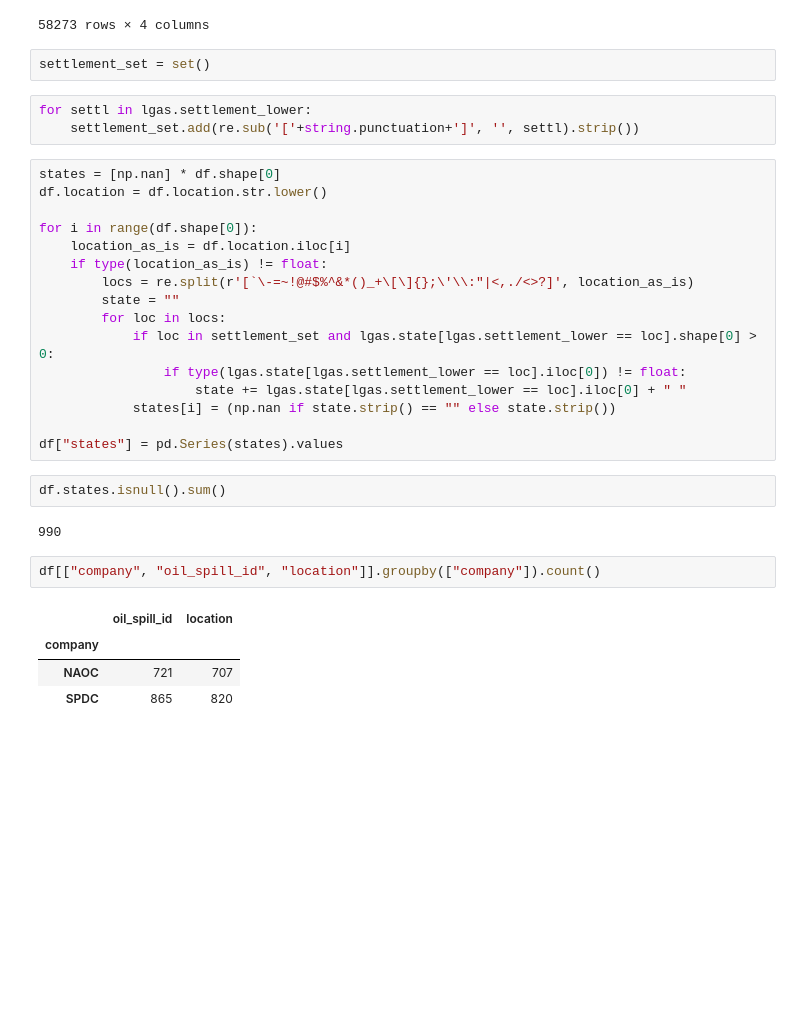
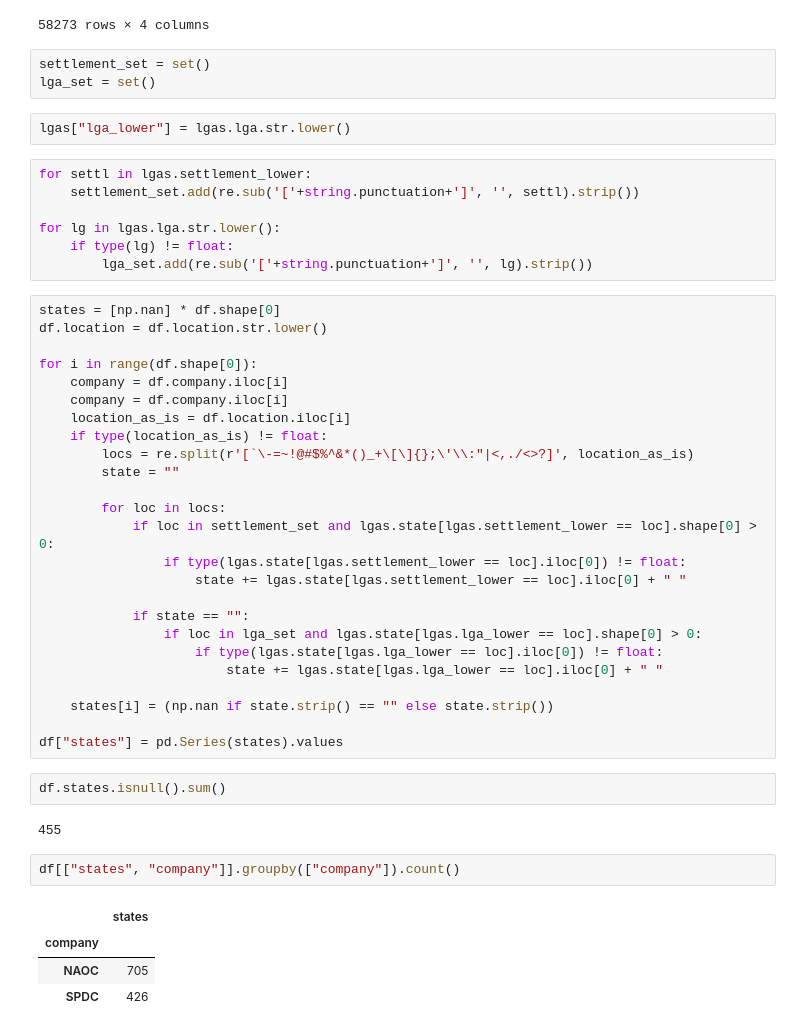
Before and after one commit to estambolieva/oil-spills, a Jupyter notebook: 2. Data Analysis.ipynb, the cells around one changed output. Cells and saved outputs as stored; diff of their text form; blank space fills up the shorter version.

```diff
--- a/2. Data Analysis.ipynb
+++ b/2. Data Analysis.ipynb
@@ -415,33 +415,49 @@ lgas
 58273 rows × 4 columns
 # %%
 settlement_set = set()
+lga_set = set()
+# %%
+lgas["lga_lower"] = lgas.lga.str.lower()
 # %%
 for settl in lgas.settlement_lower:
     settlement_set.add(re.sub('['+string.punctuation+']', '', settl).strip())
+
+for lg in lgas.lga.str.lower():
+    if type(lg) != float:
+        lga_set.add(re.sub('['+string.punctuation+']', '', lg).strip())
 # %%
 states = [np.nan] * df.shape[0]
 df.location = df.location.str.lower()
 
 for i in range(df.shape[0]):
+    company = df.company.iloc[i]
+    company = df.company.iloc[i]
     location_as_is = df.location.iloc[i]
     if type(location_as_is) != float:
         locs = re.split(r'[`\-=~!@#$%^&*()_+\[\]{};\'\\:"|<,./<>?]', location_as_is)
         state = ""
+
         for loc in locs:
             if loc in settlement_set and lgas.state[lgas.settlement_lower == loc].shape[0] > 0:
                 if type(lgas.state[lgas.settlement_lower == loc].iloc[0]) != float:
                     state += lgas.state[lgas.settlement_lower == loc].iloc[0] + " "
-            states[i] = (np.nan if state.strip() == "" else state.strip())
+
+            if state == "":
+                if loc in lga_set and lgas.state[lgas.lga_lower == loc].shape[0] > 0:
+                    if type(lgas.state[lgas.lga_lower == loc].iloc[0]) != float:
+                        state += lgas.state[lgas.lga_lower == loc].iloc[0] + " "
+
+    states[i] = (np.nan if state.strip() == "" else state.strip())
 
 df["states"] = pd.Series(states).values
 # %%
 df.states.isnull().sum()
 # %% [output]
-990
+455
 # %%
-df[["company", "oil_spill_id", "location"]].groupby(["company"]).count()
+df[["states", "company"]].groupby(["company"]).count()
 # %% [output]
-|  | oil_spill_id | location |
-| company |  |  |
-| NAOC | 721 | 707 |
-| SPDC | 865 | 820 |
+|  | states |
+| company |  |
+| NAOC | 705 |
+| SPDC | 426 |
```
Also changed, not shown: parts of 22 cells of this notebook, 1 other file.
